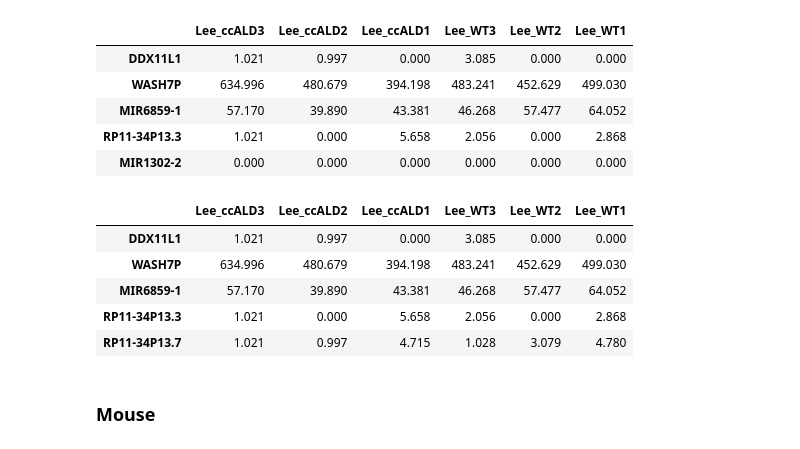
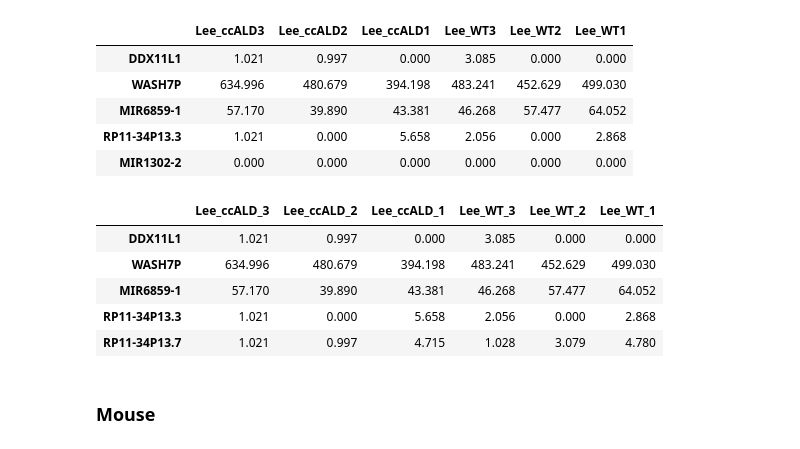
Before and after one commit to Musolino-Lab/ABCD1-KO-Transcriptome, a Jupyter notebook: Serialize_DESeq_Data_to_JSON.ipynb, the cells around one changed output. Drawn from its saved outputs; the diff is of its cells as text; code cells hidden in the pictures.

```diff
--- a/Serialize_DESeq_Data_to_JSON.ipynb
+++ b/Serialize_DESeq_Data_to_JSON.ipynb
@@ -140,9 +140,10 @@ lee.head()
 | MIR1302-2 | 0.000 | 0.000 | 0.000 | 0.000 | 0.000 | 0.000 |
 # %%
 lee = lee[~(lee.sum(axis=1) == 0)]
+lee.columns = lee.columns.str[:-1] + "_" + lee.columns.str[-1]
 lee.head()
 # %% [output]
-|  | Lee_ccALD3 | Lee_ccALD2 | Lee_ccALD1 | Lee_WT3 | Lee_WT2 | Lee_WT1 |
+|  | Lee_ccALD_3 | Lee_ccALD_2 | Lee_ccALD_1 | Lee_WT_3 | Lee_WT_2 | Lee_WT_1 |
 | DDX11L1 | 1.021 | 0.997 | 0.000 | 3.085 | 0.000 | 0.000 |
 | WASH7P | 634.996 | 480.679 | 394.198 | 483.241 | 452.629 | 499.030 |
 | MIR6859-1 | 57.170 | 39.890 | 43.381 | 46.268 | 57.477 | 64.052 |
```
Also changed, not shown: parts of 10 cells of this notebook, 12 other files.
